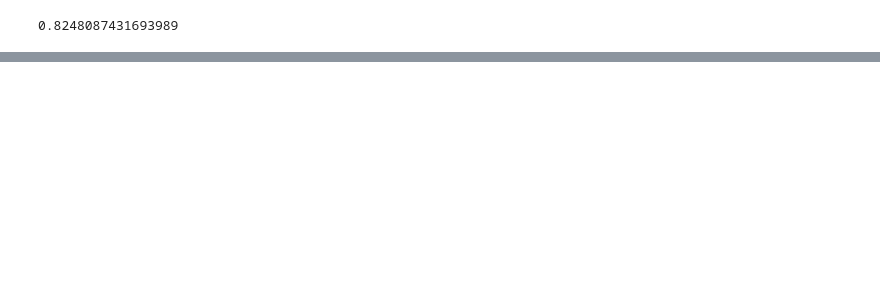
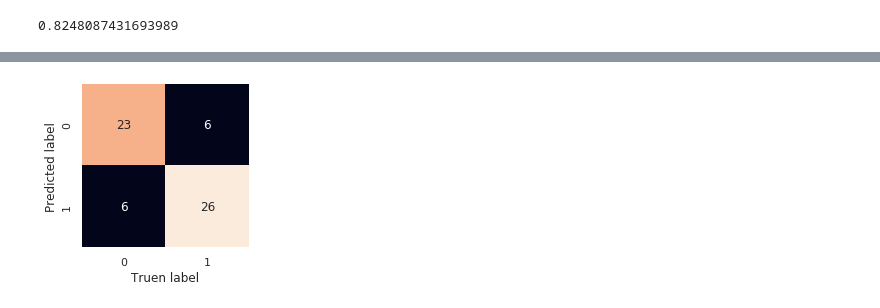
Before and after one commit to a2r7i4f3/MachineLearningTraining, a Jupyter notebook: introduction-to-scikit-learn.ipynb, the cells around one changed output, grey strips where cells are left out. Cells and saved outputs as stored; diff of their text form; code cells hidden in the pictures; blank space fills up the shorter version.

```diff
--- a/introduction-to-scikit-learn.ipynb
+++ b/introduction-to-scikit-learn.ipynb
@@ -1092,0 +1289,20 @@ Heart Disease Classifier Accuracy: 82.48%
+# %%
+def plot_conf_mat(conf_mat):
+    """
+    plots a confusion matrix using Seaborn's heatmap()
+    """
+    fig, ax = plt.subplots(figsize=(3,3))
+    ax = sns.heatmap(conf_mat,
+                     annot= True, #Annotate the boxes with conf_mat info
+                     cbar=False)
+
+    plt.xlabel('Truen label')
+    plt.ylabel('Predicted label')
+
+    # Fix the broken annotation (this happened in Matplotlib 3.1.1)
+    bottom, top = ax.get_ylim()
+    ax.set_ylim(bottom+0.5, top-0.5)
+
+plot_conf_mat(conf_mat);
+# %% [output]
+[figure, added]
```
Also changed, not shown: parts of 84 cells of this notebook, 1 other file.
